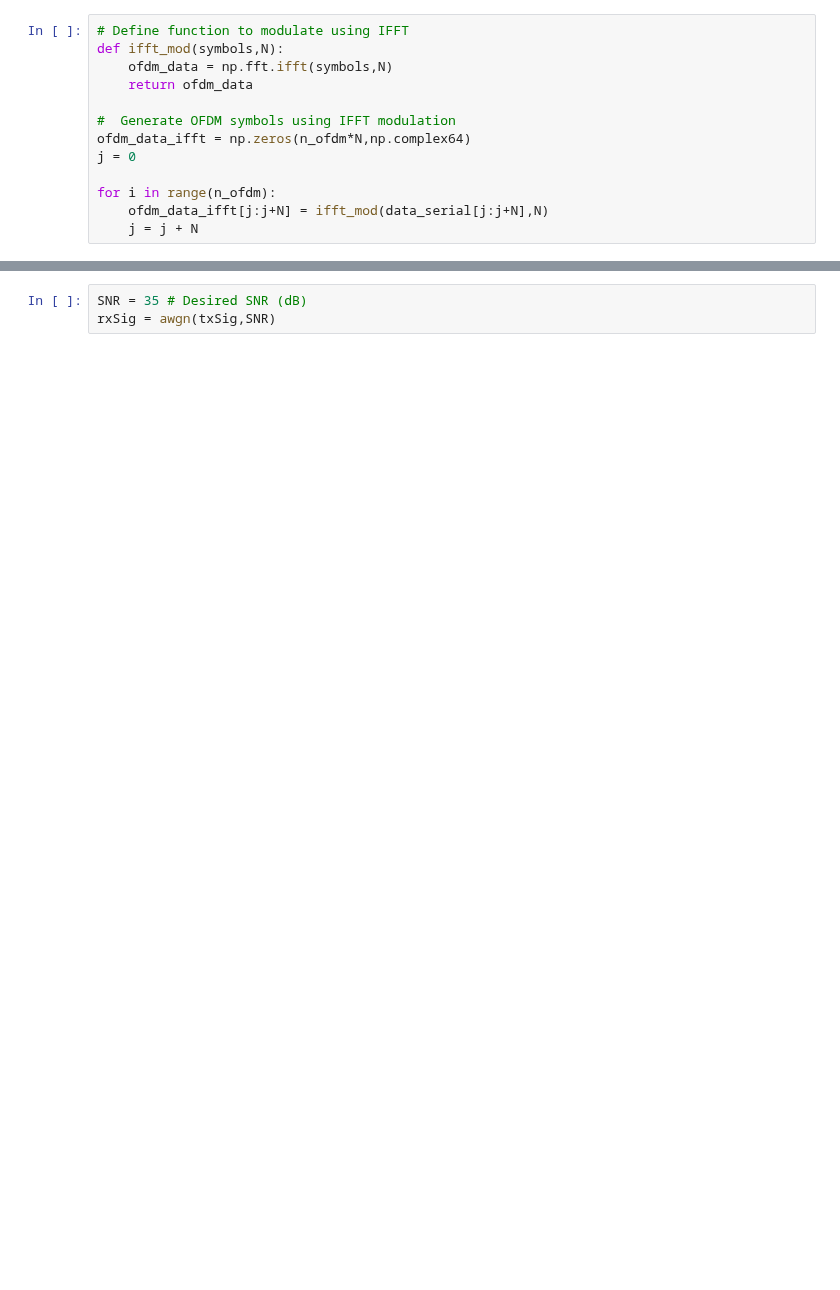
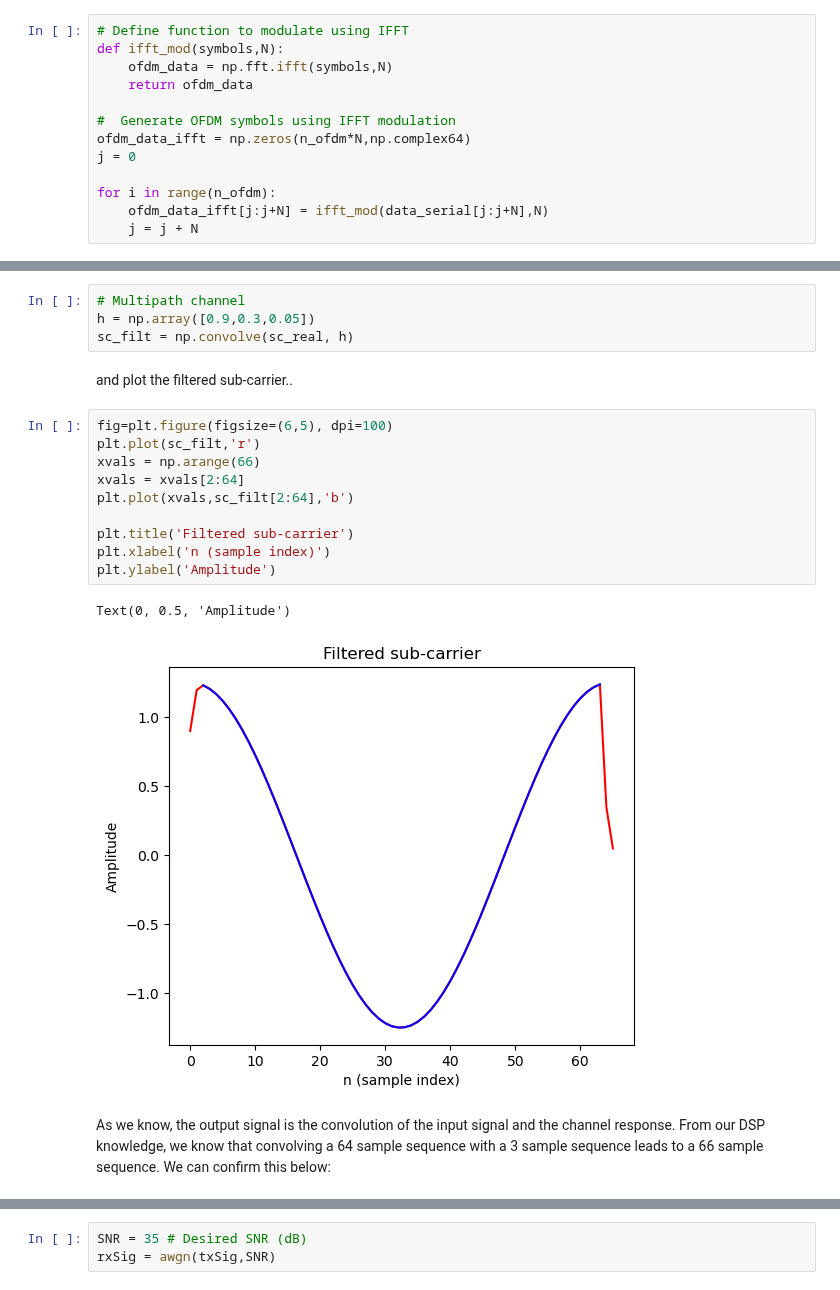
Before and after one commit to strath-sdr/dsp_notebooks, a Jupyter notebook: notebooks/ofdm_fundamentals/01_ofdm_introduction.ipynb, the cells around one changed output, grey strips where cells are left out. Drawn from its saved outputs; the diff is of its cells as text; blank space fills up the shorter version.

```diff
--- a/notebooks/ofdm_fundamentals/01_ofdm_introduction.ipynb
+++ b/notebooks/ofdm_fundamentals/01_ofdm_introduction.ipynb
@@ -221,0 +317,21 @@ The use of a CP prevents discontinuties between the guard interval and the usefu
+# %%
+# Multipath channel
+h = np.array([0.9,0.3,0.05])
+sc_filt = np.convolve(sc_real, h)
+# %% [markdown]
+and plot the filtered sub-carrier..
+# %%
+fig=plt.figure(figsize=(6,5), dpi=100)
+plt.plot(sc_filt,'r')
+xvals = np.arange(66)
+xvals = xvals[2:64]
+plt.plot(xvals,sc_filt[2:64],'b')
+
+plt.title('Filtered sub-carrier')
+plt.xlabel('n (sample index)')
+plt.ylabel('Amplitude')
+# %% [output]
+Text(0, 0.5, 'Amplitude')
+[figure, added]
+# %% [markdown]
+As we know, the output signal is the convolution of the input signal and the channel response. From our DSP knowledge, we know that convolving a 64 sample sequence with a 3 sample sequence leads to a 66 sample sequence. We can confirm this below:
```
Also changed, not shown: parts of 59 cells of this notebook, 4 other files.
